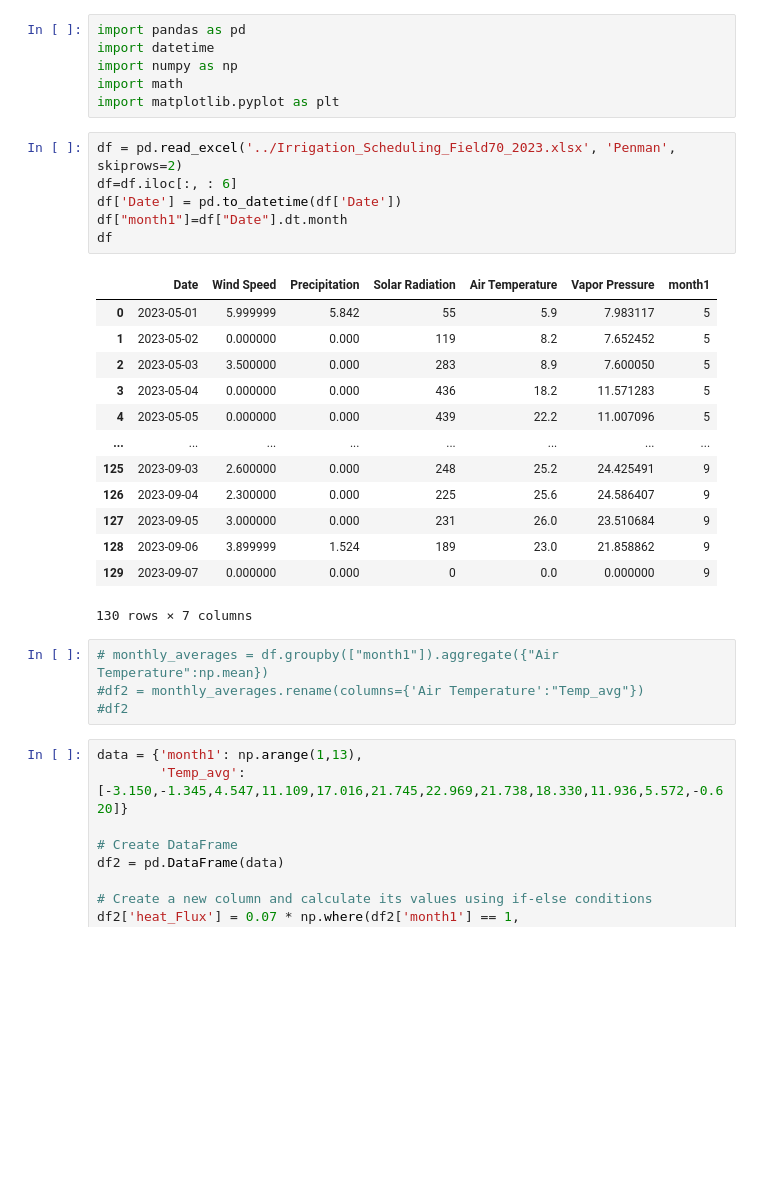
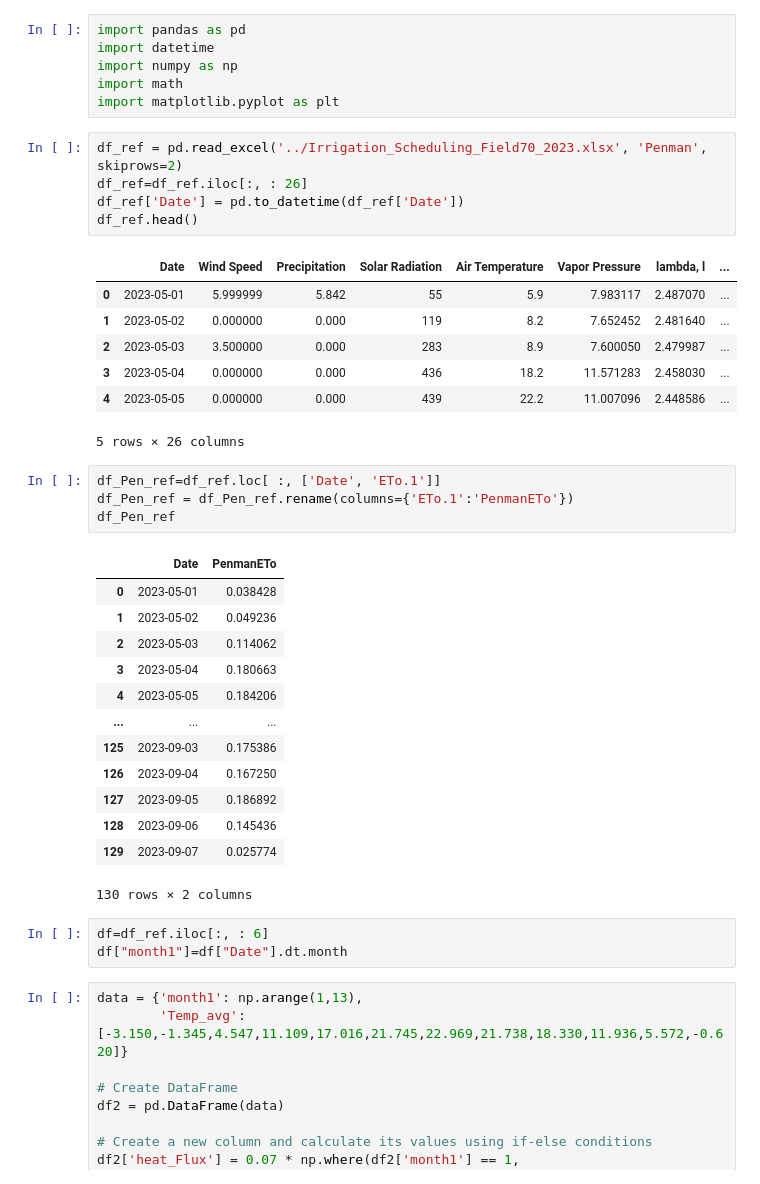
Before and after one commit to dsyang1024/SoilMoisture_analysis, a Jupyter notebook: Irrigation_Soybean.ipynb, the cells around one changed output. Saved outputs shown, nothing was run; the diff lists cells and outputs as text; blank space fills up the shorter version.

```diff
--- a/Irrigation_Soybean.ipynb
+++ b/Irrigation_Soybean.ipynb
@@ -11,29 +17,39 @@ import numpy as np
 import math
 import matplotlib.pyplot as plt
 # %%
-df = pd.read_excel('../Irrigation_Scheduling_Field70_2023.xlsx', 'Penman', skiprows=2)
-df=df.iloc[:, : 6]
-df['Date'] = pd.to_datetime(df['Date'])
-df["month1"]=df["Date"].dt.month
-df
+df_ref = pd.read_excel('../Irrigation_Scheduling_Field70_2023.xlsx', 'Penman', skiprows=2)
+df_ref=df_ref.iloc[:, : 26]
+df_ref['Date'] = pd.to_datetime(df_ref['Date'])
+df_ref.head()
 # %% [output]
-|  | Date | Wind Speed | Precipitation | Solar Radiation | Air Temperature | Vapor Pressure | month1 |
-| 0 | 2023-05-01 | 5.999999 | 5.842 | 55 | 5.9 | 7.983117 | 5 |
-| 1 | 2023-05-02 | 0.000000 | 0.000 | 119 | 8.2 | 7.652452 | 5 |
-| 2 | 2023-05-03 | 3.500000 | 0.000 | 283 | 8.9 | 7.600050 | 5 |
-| 3 | 2023-05-04 | 0.000000 | 0.000 | 436 | 18.2 | 11.571283 | 5 |
-| 4 | 2023-05-05 | 0.000000 | 0.000 | 439 | 22.2 | 11.007096 | 5 |
-| ... | ... | ... | ... | ... | ... | ... | ... |
-| 125 | 2023-09-03 | 2.600000 | 0.000 | 248 | 25.2 | 24.425491 | 9 |
-| 126 | 2023-09-04 | 2.300000 | 0.000 | 225 | 25.6 | 24.586407 | 9 |
-| 127 | 2023-09-05 | 3.000000 | 0.000 | 231 | 26.0 | 23.510684 | 9 |
-| 128 | 2023-09-06 | 3.899999 | 1.524 | 189 | 23.0 | 21.858862 | 9 |
-| 129 | 2023-09-07 | 0.000000 | 0.000 | 0 | 0.0 | 0.000000 | 9 |
+|  | Date | Wind Speed | Precipitation | Solar Radiation | Air Temperature | Vapor Pressure | lambda, l | ... |
+| 0 | 2023-05-01 | 5.999999 | 5.842 | 55 | 5.9 | 7.983117 | 2.487070 | ... |
+| 1 | 2023-05-02 | 0.000000 | 0.000 | 119 | 8.2 | 7.652452 | 2.481640 | ... |
+| 2 | 2023-05-03 | 3.500000 | 0.000 | 283 | 8.9 | 7.600050 | 2.479987 | ... |
+| 3 | 2023-05-04 | 0.000000 | 0.000 | 436 | 18.2 | 11.571283 | 2.458030 | ... |
+| 4 | 2023-05-05 | 0.000000 | 0.000 | 439 | 22.2 | 11.007096 | 2.448586 | ... |
-130 rows × 7 columns
+5 rows × 26 columns
 # %%
-# monthly_averages = df.groupby(["month1"]).aggregate({"Air Temperature":np.mean})
-#df2 = monthly_averages.rename(columns={'Air Temperature':"Temp_avg"})
-#df2
+df_Pen_ref=df_ref.loc[ :, ['Date', 'ETo.1']]
+df_Pen_ref = df_Pen_ref.rename(columns={'ETo.1':'PenmanETo'})
+df_Pen_ref
+# %% [output]
+|  | Date | PenmanETo |
+| 0 | 2023-05-01 | 0.038428 |
+| 1 | 2023-05-02 | 0.049236 |
+| 2 | 2023-05-03 | 0.114062 |
+| 3 | 2023-05-04 | 0.180663 |
+| 4 | 2023-05-05 | 0.184206 |
+| ... | ... | ... |
+| 125 | 2023-09-03 | 0.175386 |
+| 126 | 2023-09-04 | 0.167250 |
+| 127 | 2023-09-05 | 0.186892 |
+| 128 | 2023-09-06 | 0.145436 |
+| 129 | 2023-09-07 | 0.025774 |
+130 rows × 2 columns
+# %%
+df=df_ref.iloc[:, : 6]
+df["month1"]=df["Date"].dt.month
 # %%
 data = {'month1': np.arange(1,13),
         'Temp_avg': [-3.150,-1.345,4.547,11.109,17.016,21.745,22.969,21.738,18.330,11.936,5.572,-0.620]}
```
Also changed, not shown: parts of 18 cells of this notebook.
